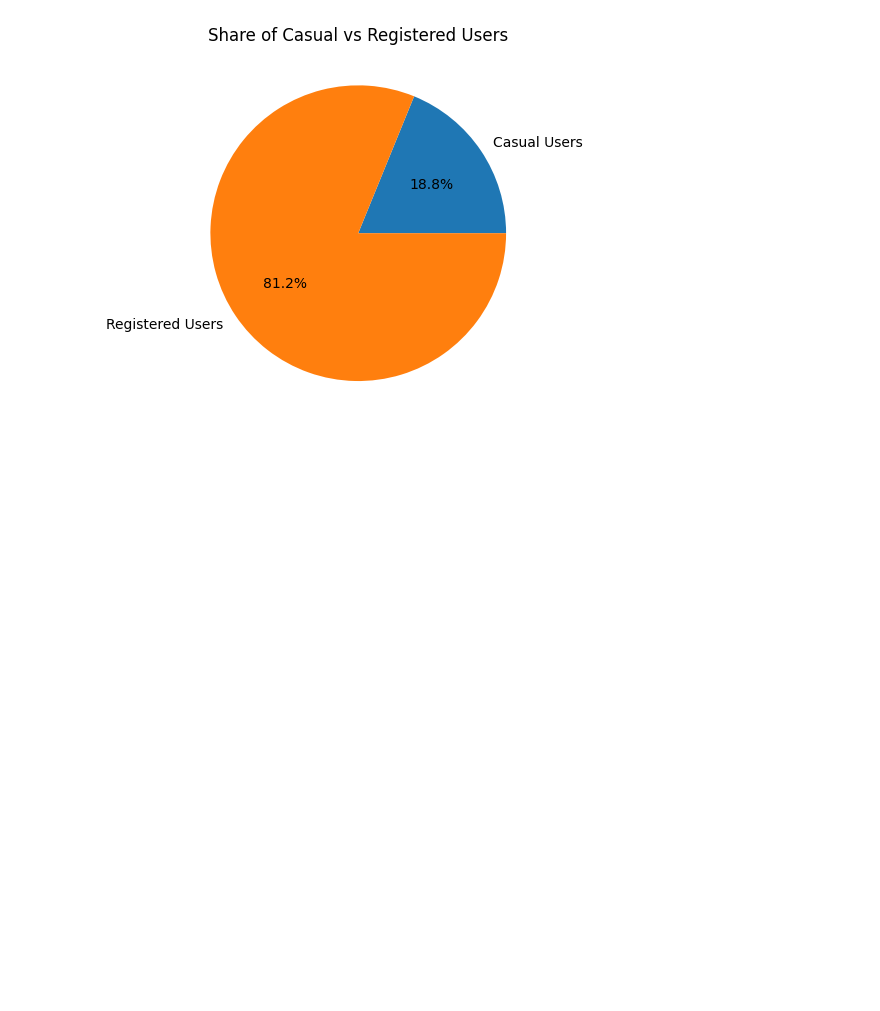
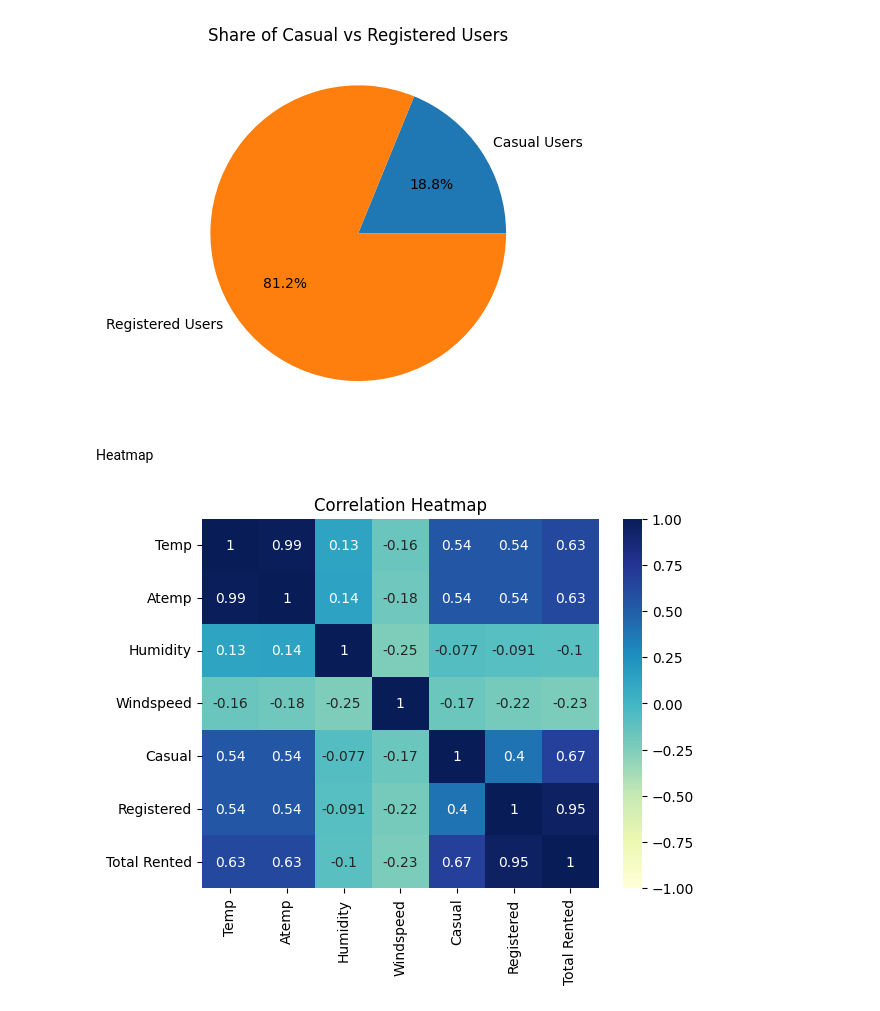
Before and after one commit to anik8C/EDA-of-Bike-Sharing-in-DC, a Jupyter notebook: EDA.ipynb, the cells around one changed output. Drawn from its saved outputs; the diff is of its cells as text; code cells hidden in the pictures; blank space fills up the shorter version.

Commit message:
Heatmap and ScatterPlot

```diff
--- a/EDA.ipynb
+++ b/EDA.ipynb
@@ -157,3 +208,16 @@ plt.title("Share of Casual vs Registered Users")
 plt.show()
 # %% [output]
 [figure]
+# %% [markdown]
+Heatmap
+# %%
+df2 = df[["Temp", "Atemp", "Humidity", "Windspeed", "Casual", "Registered", "Total Rented"]]
+
+corr_matrix = df2.corr()
+
+sns.heatmap(data = corr_matrix, annot = True, cmap = "YlGnBu",vmin = -1, vmax = 1)
+plt.title("Correlation Heatmap")
+# plt.tight_layout()
+plt.show()
+# %% [output]
+[figure, added]
```
Also changed, not shown: parts of 6 cells of this notebook.
